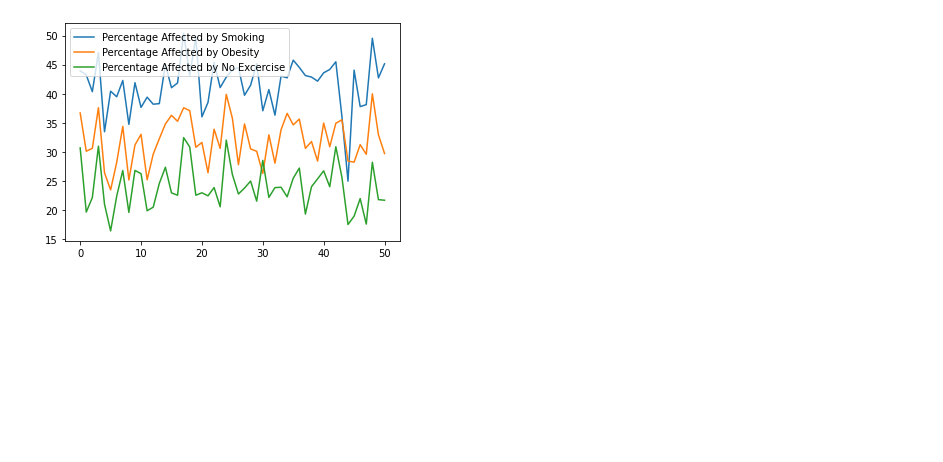
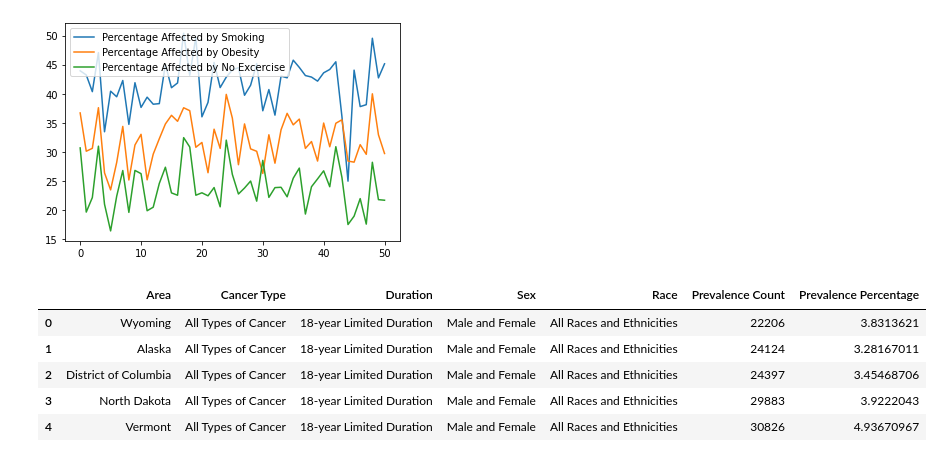
Before and after one commit to CODEGITCD/CD-DS-Final-Project, a Jupyter notebook: Notebooks/Py-Cancer.ipynb, the cells around one changed output. Saved outputs shown, nothing was run; the diff lists cells and outputs as text; code cells hidden in the pictures; blank space fills up the shorter version.

Commit message:
Combined data (prevalence),(lifestyle))

```diff
--- a/Notebooks/Py-Cancer.ipynb
+++ b/Notebooks/Py-Cancer.ipynb
@@ -4,4 +4,4 @@ import matplotlib.pyplot as plt
 # %%
 df = pd.read_csv("../Data/lifestyle.csv")
 # %%
-df
+df2 = pd.read_csv(r"C:\Users\MrMan\Documents\GitHub\CD-DS-Final-Project\Data\StatePrevalence.csv")
@@ -30,3 +21,12 @@ df.plot()
 [figure]
 # %%
 df.to_csv("../Data/new_lifestyle.csv")
+# %%
+df2.head()
+# %% [output]
+|  | Area | Cancer Type | Duration | Sex | Race | Prevalence Count | Prevalence Percentage |
+| 0 | Wyoming | All Types of Cancer | 18-year Limited Duration | Male and Female | All Races and Ethnicities | 22206 | 3.8313621 |
+| 1 | Alaska | All Types of Cancer | 18-year Limited Duration | Male and Female | All Races and Ethnicities | 24124 | 3.28167011 |
+| 2 | District of Columbia | All Types of Cancer | 18-year Limited Duration | Male and Female | All Races and Ethnicities | 24397 | 3.45468706 |
+| 3 | North Dakota | All Types of Cancer | 18-year Limited Duration | Male and Female | All Races and Ethnicities | 29883 | 3.9222043 |
+| 4 | Vermont | All Types of Cancer | 18-year Limited Duration | Male and Female | All Races and Ethnicities | 30826 | 4.93670967 |
```
Also changed, not shown: parts of 12 cells of this notebook, 1 other file.
